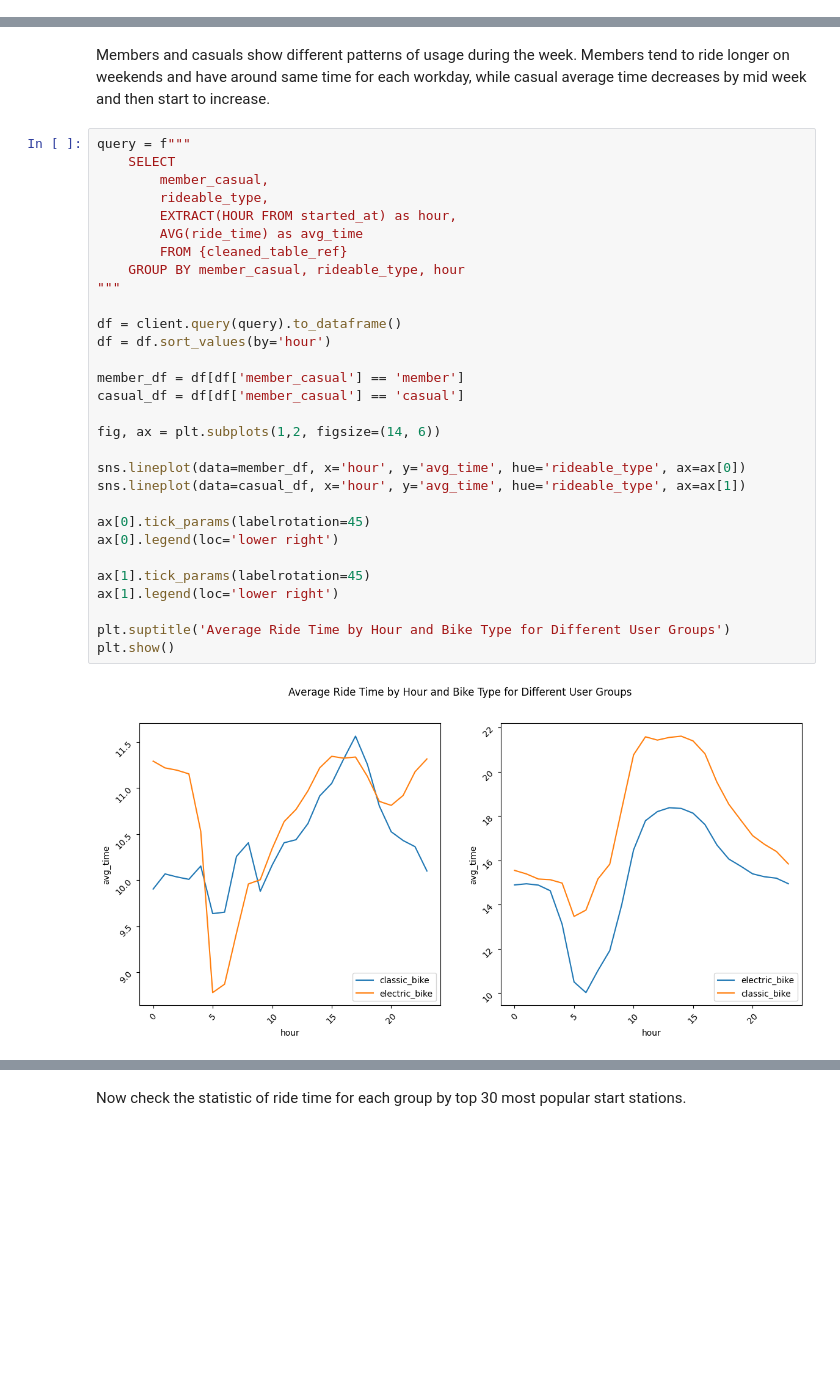
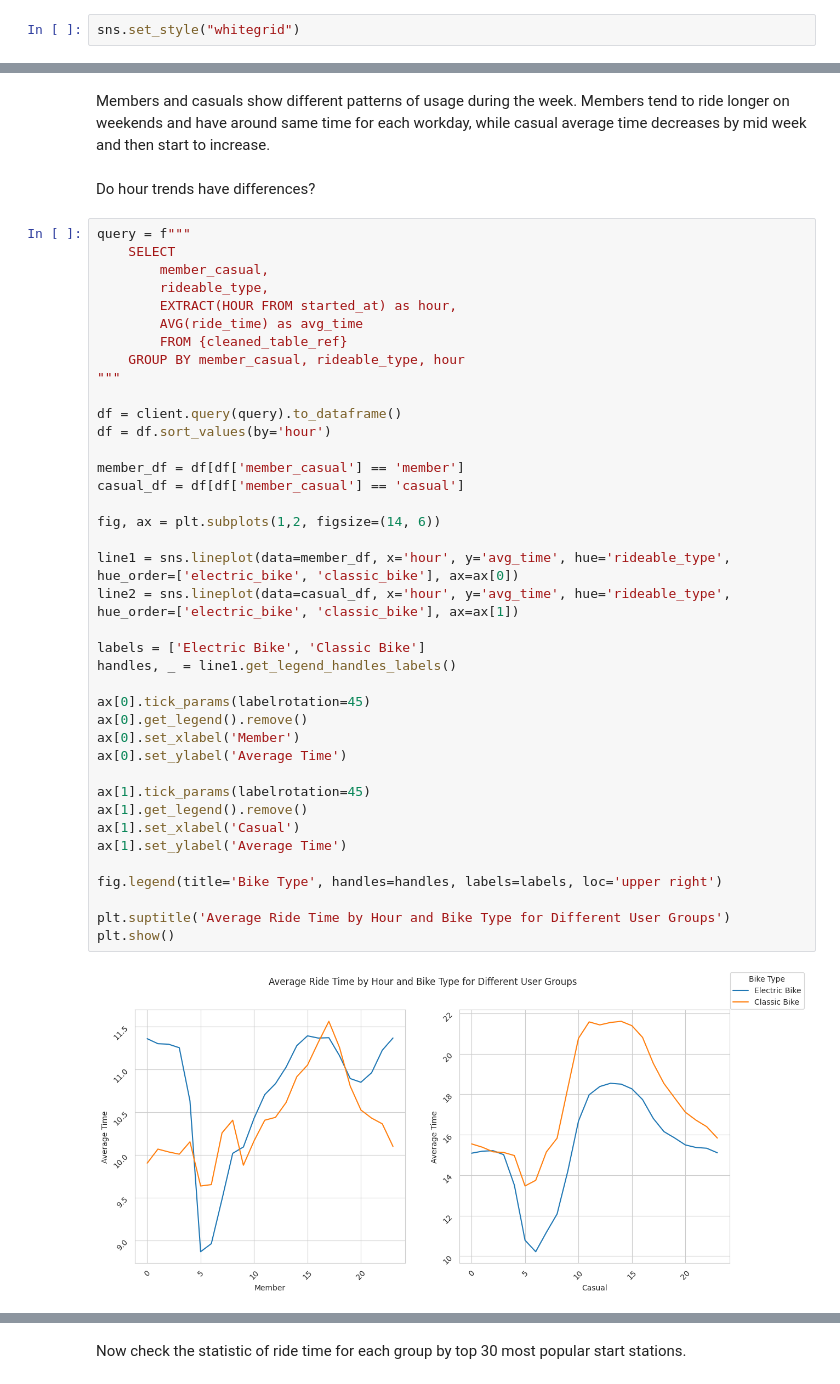
Before and after one commit to olshevskaa/citibike-nyc, a Jupyter notebook: notebooks/citibike.ipynb, the cells around one changed output, grey strips where cells are left out. Drawn from its saved outputs; the diff is of its cells as text; blank space fills up the shorter version.

```diff
--- a/notebooks/citibike.ipynb
+++ b/notebooks/citibike.ipynb
@@ -34,3 +43,5 @@ from sklearn.model_selection import train_test_split
+# %%
+sns.set_style("whitegrid")
 # %%
 load_dotenv()
 # %% [output]
@@ -837,34 +858,45 @@ plt.show()
 # %% [markdown]
 Members and casuals show different patterns of usage during the week. Members tend to ride longer on weekends and have around same time for each workday, while casual average time decreases by mid week and then start to increase.
+# %% [markdown]
+Do hour trends have differences?
 # %%
 query = f"""
     SELECT
         member_casual,
         rideable_type,
         EXTRACT(HOUR FROM started_at) as hour,
         AVG(ride_time) as avg_time
         FROM {cleaned_table_ref}
     GROUP BY member_casual, rideable_type, hour
 """
 
 df = client.query(query).to_dataframe()
 df = df.sort_values(by='hour')
 
 member_df = df[df['member_casual'] == 'member']
 casual_df = df[df['member_casual'] == 'casual']
 
 fig, ax = plt.subplots(1,2, figsize=(14, 6))
 
-sns.lineplot(data=member_df, x='hour', y='avg_time', hue='rideable_type', ax=ax[0])
-sns.lineplot(data=casual_df, x='hour', y='avg_time', hue='rideable_type', ax=ax[1])
+line1 = sns.lineplot(data=member_df, x='hour', y='avg_time', hue='rideable_type', hue_order=['electric_bike', 'classic_bike'], ax=ax[0])
+line2 = sns.lineplot(data=casual_df, x='hour', y='avg_time', hue='rideable_type', hue_order=['electric_bike', 'classic_bike'], ax=ax[1])
+
+labels = ['Electric Bike', 'Classic Bike']
+handles, _ = line1.get_legend_handles_labels()
 
 ax[0].tick_params(labelrotation=45)
-ax[0].legend(loc='lower right')
+ax[0].get_legend().remove()
+ax[0].set_xlabel('Member')
+ax[0].set_ylabel('Average Time')
 
 ax[1].tick_params(labelrotation=45)
-ax[1].legend(loc='lower right')
+ax[1].get_legend().remove()
+ax[1].set_xlabel('Casual')
+ax[1].set_ylabel('Average Time')
+
+fig.legend(title='Bike Type', handles=handles, labels=labels, loc='upper right')
 
 plt.suptitle('Average Ride Time by Hour and Bike Type for Different User Groups')
 plt.show()
 # %% [output]
-[figure, old version]
+[figure, new version]
```
Also changed, not shown: parts of 96 cells of this notebook.
